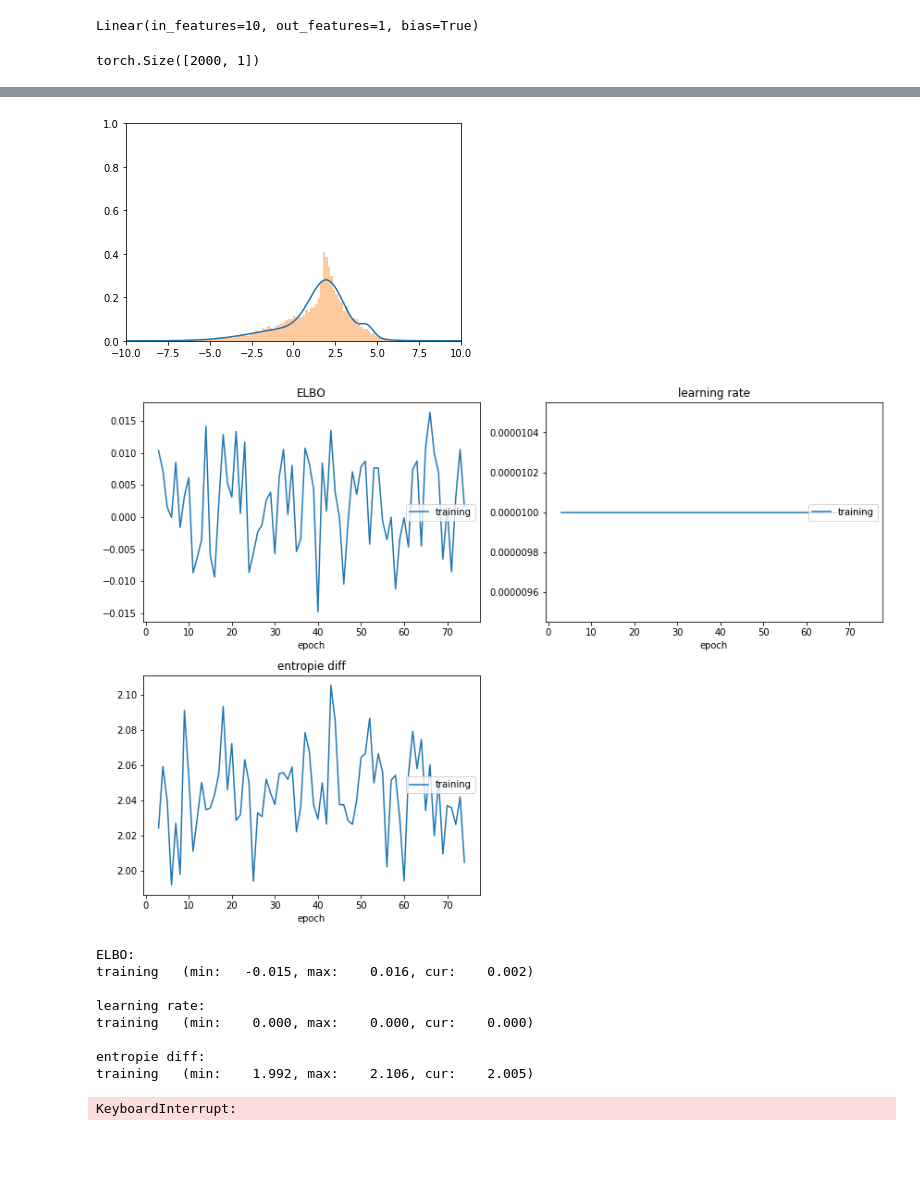
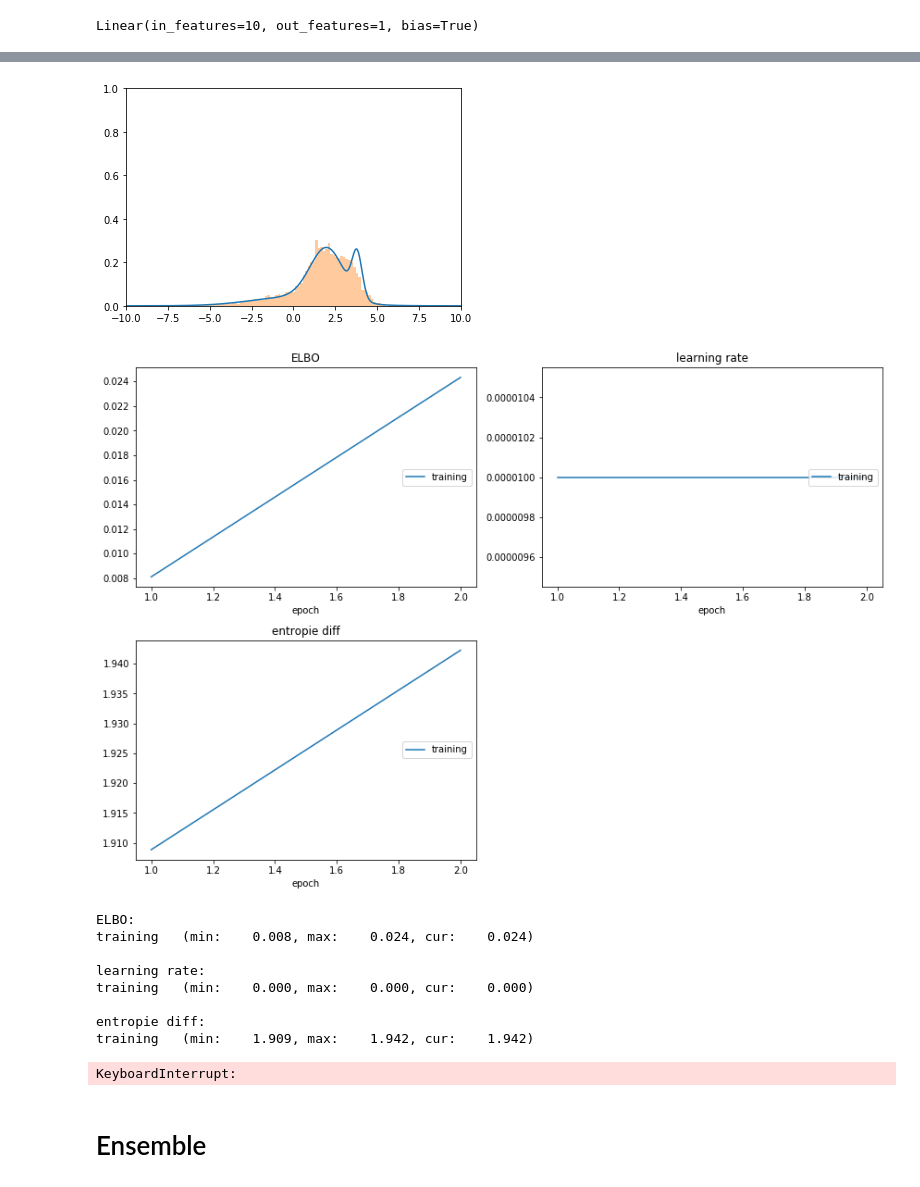
Before and after one commit to cortax/BayesianNN, a Jupyter notebook: VarGNN.ipynb, the cells around one changed output, grey strips where cells are left out. Cells and saved outputs as stored; diff of their text form; code cells hidden in the pictures; blank space fills up the shorter version.

```diff
--- a/VarGNN.ipynb
+++ b/VarGNN.ipynb
@@ -34,8 +34,12 @@ plt.plot(x_lin.detach().cpu().numpy(), target(x_lin).detach().cpu().numpy())
 [interactive output not drawn]
 [interactive output not drawn]
 [<matplotlib.lines.Line2D at 0x...>]
+# %%
+lat_dim=10
+nb_neur=10
+output_dim=1
 # %%
-G=GNN(10,10,1,sigma=1.,layers=3,activation=nn.ReLU)
+G=GNN(lat_dim,nb_neur,output_dim,sigma=1.,layers=3,activation=nn.ReLU)
 print('%%% Submodules %%%')
 for i in G.named_modules():
     print(i)
@@ -71,22 +75,15 @@ def init_weightsOut(m):
 G.transformer[6].apply(init_weightsOut)
 # %% [output]
 Linear(in_features=10, out_features=1, bias=True)
-# %%
-x_lin.shape[0]
-G.KDE(x_lin,10).shape
-#x_lin.shape
-#target(x_lin)
-# %% [output]
-torch.Size([2000, 1])
 # %%
 %matplotlib notebook
 %matplotlib notebook
 import seaborn as sns
 
 
-x_lin = torch.arange(-10, 10.0, 0.01).unsqueeze(-1)
+x_lin = torch.arange(-10, 10.0, 0.001).unsqueeze(-1)
 plt.plot(x_lin.detach().cpu().numpy(), target(x_lin).detach().cpu().numpy())
-plt.plot(x_lin.detach().cpu().numpy(), G.KDE(x_lin,1000).exp().detach().cpu().numpy())
+plt.plot(x_lin.detach().cpu().numpy(), G.KDE(x_lin,2000).exp().detach().cpu().numpy())
 
 ax = sns.distplot(G(10000).detach().numpy(), bins=100, norm_hist =True, kde=False)
 
@@ -103,7 +100,7 @@ GNN_scheduler = torch.optim.lr_scheduler.ReduceLROnPlateau(GNN_optimizer, patien
 %matplotlib inline
 liveloss = PlotLosses()
 # %%
-n_samples_KDE=1000
+n_samples_KDE=2000
 n_samples_VAR=2000
 # %%
 %matplotlib inline
@@ -114,47 +111,51 @@ for t in range(10000):
     learning_rate = GNN_optimizer.param_groups[0]['lr']
 
     theta=G(n_samples_VAR)
+
     ED=G.KDE(theta,n_samples_KDE).mean()
     LP=logtarget(theta).mean()
+
     L =ED-LP
 
     L.backward()
 
 
 
 
     GNN_scheduler.step(L.detach().clone().cpu().numpy())
 
     logs['ELBO'] = L.detach().clone().cpu().numpy()
     logs['learning rate'] = learning_rate
     logs['entropie diff'] = -ED.detach().clone().cpu().numpy()
     liveloss.update(logs)
 
 
 
-    if t % 2 == 0:
+    if t % 1 == 0:
         x_lin = torch.arange(-10, 10.0, 0.01).unsqueeze(-1)
         plt.plot(x_lin.detach().cpu().numpy(), target(x_lin).detach().cpu().numpy())
 
         ax = sns.distplot(G(10000).detach().numpy(), bins=100, norm_hist =True, kde=False)
         ax.set_xlim(-10,10)
         ax.set_ylim(0,1)
 
         liveloss.draw()
 
     GNN_optimizer.step()
 
     if learning_rate < 0.00000001:
         break
 # %% [output]
-[figure, old version]
+[figure, new version]
-[figure, old version]
+[figure, new version]
 ELBO:
-training   (min:   -0.015, max:    0.016, cur:    0.002)
+training   (min:    0.008, max:    0.024, cur:    0.024)
 
 learning rate:
 training   (min:    0.000, max:    0.000, cur:    0.000)
 
 entropie diff:
-training   (min:    1.992, max:    2.106, cur:    2.005)
+training   (min:    1.909, max:    1.942, cur:    1.942)
 KeyboardInterrupt:
+# %% [markdown]
+# Ensemble #
```
Also changed, not shown: parts of 11 cells of this notebook, 2 other files.
